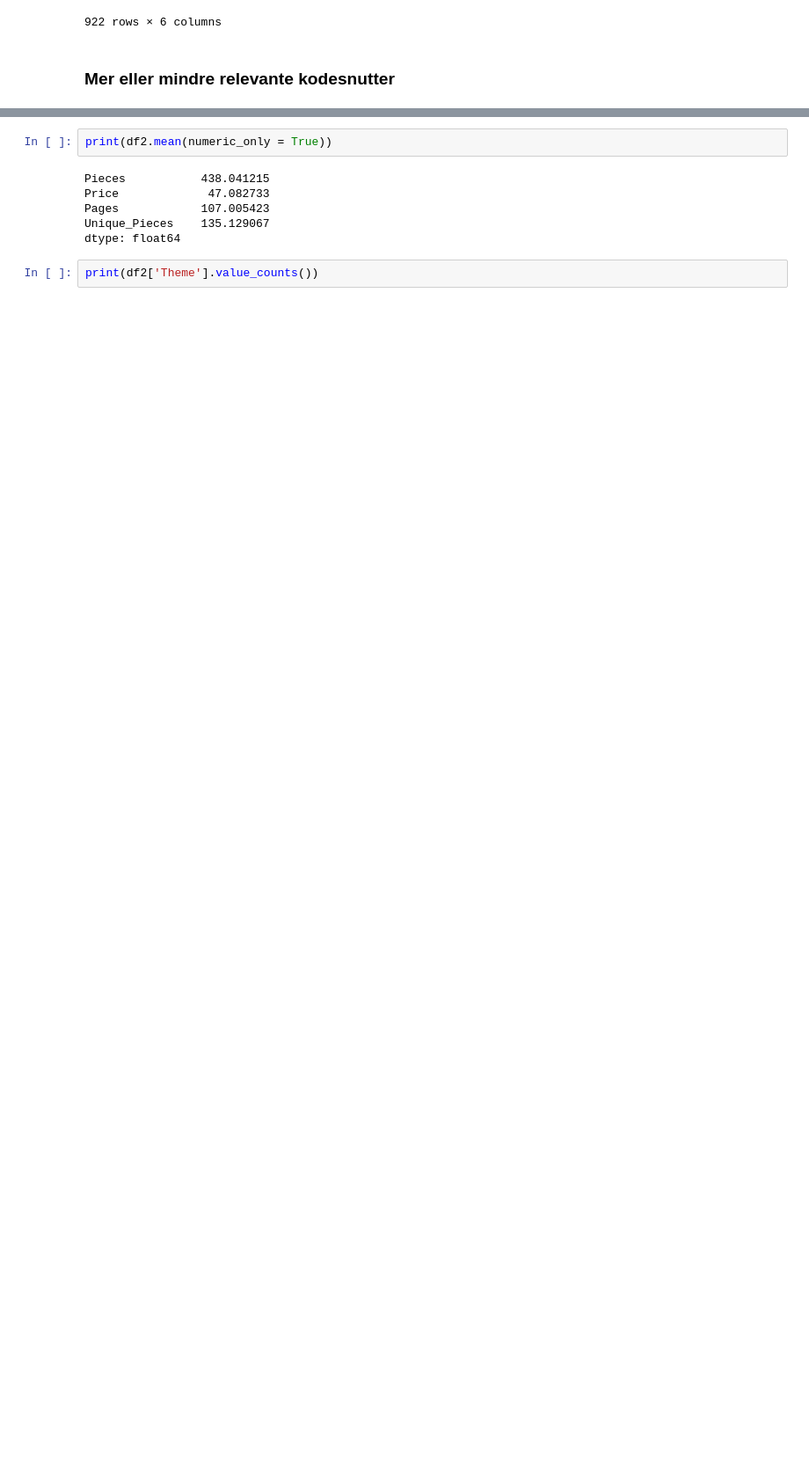
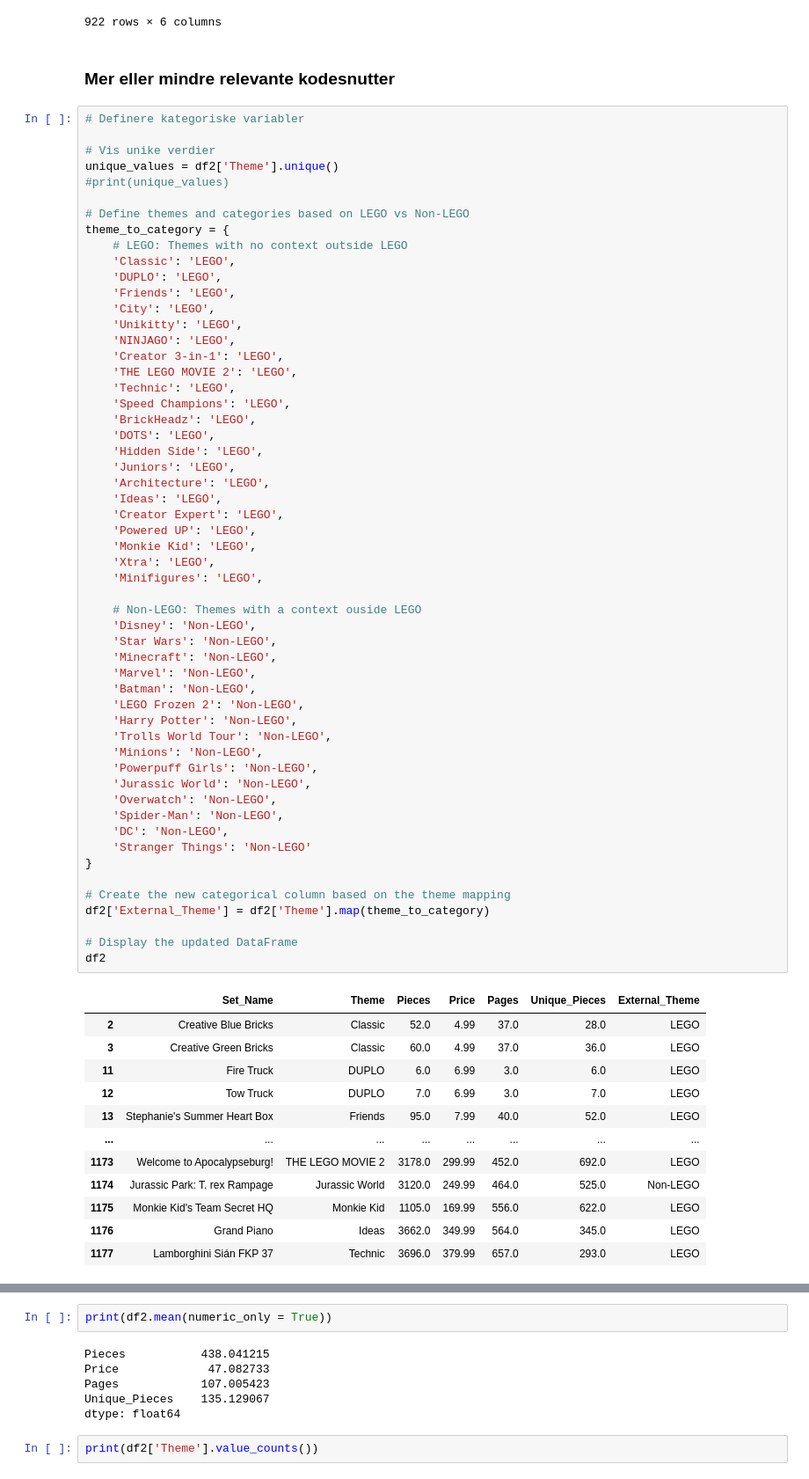
Before and after one commit to henrik392/statistikk-prosjekt-istt1003, a Jupyter notebook: oppg1.ipynb, the cells around one changed output, grey strips where cells are left out. Shown at 88% size. Saved outputs shown, nothing was run; the diff lists cells and outputs as text; blank space fills up the shorter version.

```diff
--- a/oppg1.ipynb
+++ b/oppg1.ipynb
@@ -66,3 +66,71 @@ df2
 922 rows × 6 columns
 # %% [markdown]
 ### Mer eller mindre relevante kodesnutter
+# %%
+# Definere kategoriske variabler
+
+# Vis unike verdier
+unique_values = df2['Theme'].unique()
+#print(unique_values)
+
+# Define themes and categories based on LEGO vs Non-LEGO
+theme_to_category = {
+    # LEGO: Themes with no context outside LEGO
+    'Classic': 'LEGO',
+    'DUPLO': 'LEGO',
+    'Friends': 'LEGO',
+    'City': 'LEGO',
+    'Unikitty': 'LEGO',
+    'NINJAGO': 'LEGO',
+    'Creator 3-in-1': 'LEGO',
+    'THE LEGO MOVIE 2': 'LEGO',
+    'Technic': 'LEGO',
+    'Speed Champions': 'LEGO',
+    'BrickHeadz': 'LEGO',
+    'DOTS': 'LEGO',
+    'Hidden Side': 'LEGO',
+    'Juniors': 'LEGO',
+    'Architecture': 'LEGO',
+    'Ideas': 'LEGO',
+    'Creator Expert': 'LEGO',
+    'Powered UP': 'LEGO',
+    'Monkie Kid': 'LEGO',
+    'Xtra': 'LEGO',
+    'Minifigures': 'LEGO',
+
+    # Non-LEGO: Themes with a context ouside LEGO
+    'Disney': 'Non-LEGO',
+    'Star Wars': 'Non-LEGO',
+    'Minecraft': 'Non-LEGO',
+    'Marvel': 'Non-LEGO',
+    'Batman': 'Non-LEGO',
+    'LEGO Frozen 2': 'Non-LEGO',
+    'Harry Potter': 'Non-LEGO',
+    'Trolls World Tour': 'Non-LEGO',
+    'Minions': 'Non-LEGO',
+    'Powerpuff Girls': 'Non-LEGO',
+    'Jurassic World': 'Non-LEGO',
+    'Overwatch': 'Non-LEGO',
+    'Spider-Man': 'Non-LEGO',
+    'DC': 'Non-LEGO',
+    'Stranger Things': 'Non-LEGO'
+}
+
+# Create the new categorical column based on the theme mapping
+df2['External_Theme'] = df2['Theme'].map(theme_to_category)
+
+# Display the updated DataFrame
+df2
+# %% [output]
+|  | Set_Name | Theme | Pieces | Price | Pages | Unique_Pieces | External_Theme |
+| 2 | Creative Blue Bricks | Classic | 52.0 | 4.99 | 37.0 | 28.0 | LEGO |
+| 3 | Creative Green Bricks | Classic | 60.0 | 4.99 | 37.0 | 36.0 | LEGO |
+| 11 | Fire Truck | DUPLO | 6.0 | 6.99 | 3.0 | 6.0 | LEGO |
+| 12 | Tow Truck | DUPLO | 7.0 | 6.99 | 3.0 | 7.0 | LEGO |
+| 13 | Stephanie's Summer Heart Box | Friends | 95.0 | 7.99 | 40.0 | 52.0 | LEGO |
+| ... | ... | ... | ... | ... | ... | ... | ... |
+| 1173 | Welcome to Apocalypseburg! | THE LEGO MOVIE 2 | 3178.0 | 299.99 | 452.0 | 692.0 | LEGO |
+| 1174 | Jurassic Park: T. rex Rampage | Jurassic World | 3120.0 | 249.99 | 464.0 | 525.0 | Non-LEGO |
+| 1175 | Monkie Kid's Team Secret HQ | Monkie Kid | 1105.0 | 169.99 | 556.0 | 622.0 | LEGO |
+| 1176 | Grand Piano | Ideas | 3662.0 | 349.99 | 564.0 | 345.0 | LEGO |
+| 1177 | Lamborghini Sián FKP 37 | Technic | 3696.0 | 379.99 | 657.0 | 293.0 | LEGO |
```
Also changed, not shown: parts of 2 cells of this notebook.
